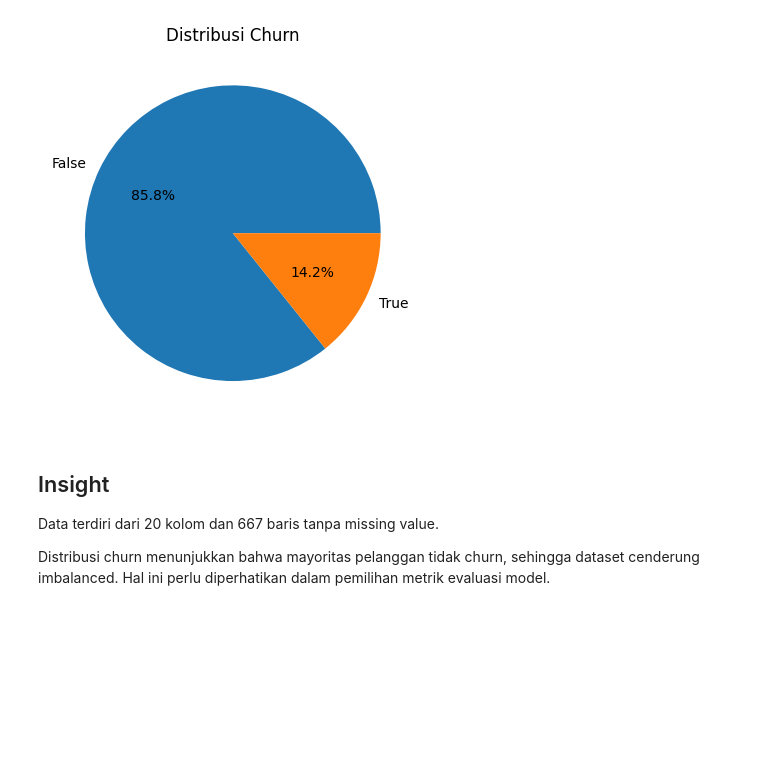
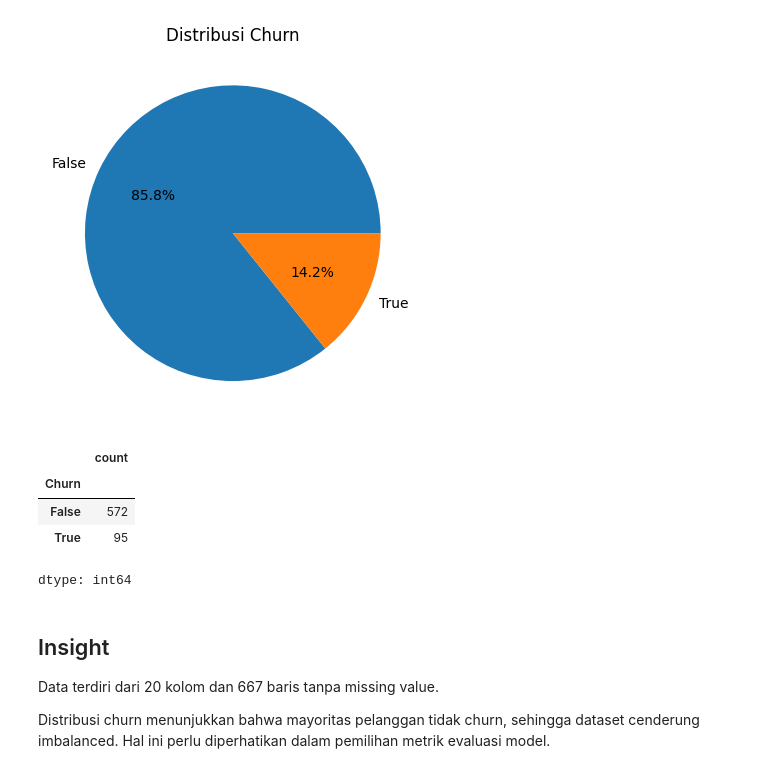
Before and after one commit to mafudsetiono/Churn-Analysis, a Jupyter notebook: Churn_Classification.ipynb, the cells around one changed output. Cells and saved outputs as stored; diff of their text form; code cells hidden in the pictures; blank space fills up the shorter version.

```diff
--- a/Churn_Classification.ipynb
+++ b/Churn_Classification.ipynb
@@ -91,6 +103,14 @@ plt.title("Distribusi Churn")
 plt.show()
 # %% [output]
 [figure]
+# %%
+df["Churn"].value_counts()
+# %% [output]
+|  | count |
+| Churn |  |
+| False | 572 |
+| True | 95 |
+dtype: int64
 # %% [markdown]
 ## Insight
 Data terdiri dari 20 kolom dan 667 baris tanpa missing value.
```
Also changed, not shown: parts of 23 cells of this notebook.
